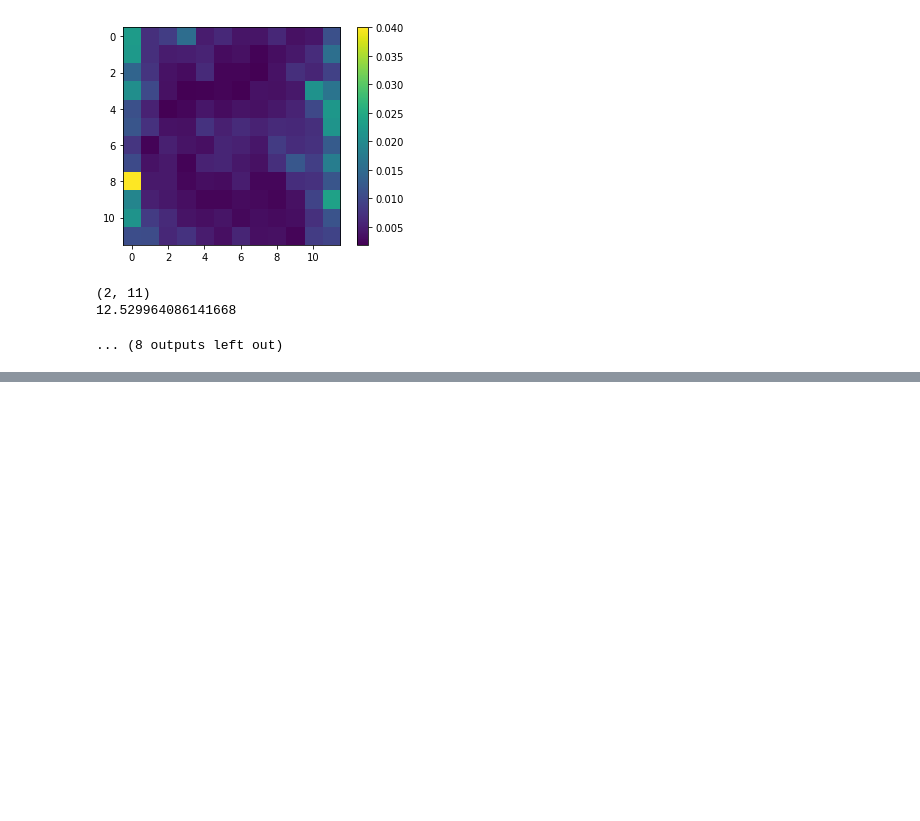
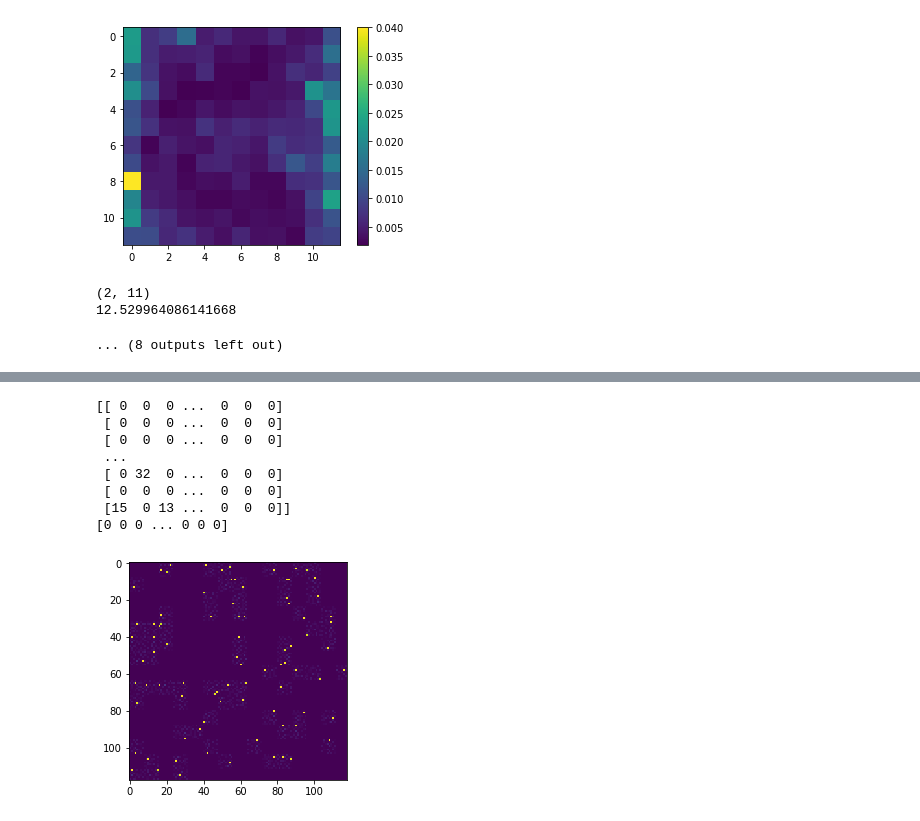
Before and after one commit to soudk/NightSky, a Jupyter notebook: LogisticRegression.ipynb, the cells around one changed output, grey strips where cells are left out. Saved outputs shown, nothing was run; the diff lists cells and outputs as text; code cells hidden in the pictures; blank space fills up the shorter version.

```diff
--- a/LogisticRegression.ipynb
+++ b/LogisticRegression.ipynb
@@ -171,0 +178,64 @@ print(sum1/float(len(y_test)))
+# %%
+# First we load the data
+#print((mnist.images[0]))
+#mnist = datasets.load_digits()
+#X,y = mnist.images,mnist.target
+#X = X.reshape(len(X),-1)
+
+images=[]#np.zeros(2628)
+X_shift=[]#np.zeros(2628)
+y_shift=[]
+numTiles=12
+
+
+for i,file in enumerate(glob.glob("tiles/*.jpg")):
+    split=file.split("_")
+    #print(split)
+    #print(i)
+    #z = cv2.imread(file, cv2.IMREAD_GRAYSCALE),file.split("_")[1]
+    #images.append(z) #file, tile number, rotation
+    #y.append(file.split("_")[1])
+    #print(file.split("_"))
+
+    if(split[-2]=='noshift'):
+        continue
+
+    images.append(cv2.imread(file, cv2.IMREAD_GRAYSCALE)) #file, tile number, rotation
+
+    if(split[-2]=='DEC' and int(split[-1].split(".")[0])<5):
+        y_shift.append(int(split[1]))
+    elif(split[-2]=='DEC' and int(split[-1].split(".")[0])>=5):
+        y_shift.append(int(split[1])+1)
+    elif(split[-2]=='RA' and int(split[-1].split(".")[0])<5):
+        y_shift.append(int(split[1]))
+    elif(split[-2]=='RA' and int(split[-1].split(".")[0])>=5):
+        y_shift.append(int(split[1])+numTiles)
+    else:
+        y_shift.append(int(split[1]))
+
+    #y_shift.append(int(split[1]))
+
+#print(images[1][0][0])
+#print(images[0])
+
+#X = images[0][:]
+#y= images[1][:]
+print(images[0])
+plt.imshow(images[0])
+X_shift = np.asarray(images).reshape(len(images),-1)
+#X=np.reshape(X,(2628,1))
+print(X[0])
+#for i in X:
+#    print(np.shape(i))
+
+#plt.imshow(X[0])
+# %% [output]
+[[ 0  0  0 ...  0  0  0]
+ [ 0  0  0 ...  0  0  0]
+ [ 0  0  0 ...  0  0  0]
+ ...
+ [ 0 32  0 ...  0  0  0]
+ [ 0  0  0 ...  0  0  0]
+ [15  0 13 ...  0  0  0]]
+[0 0 0 ... 0 0 0]
+[figure, added]
```
Also changed, not shown: parts of 7 cells of this notebook, 1 other file.
